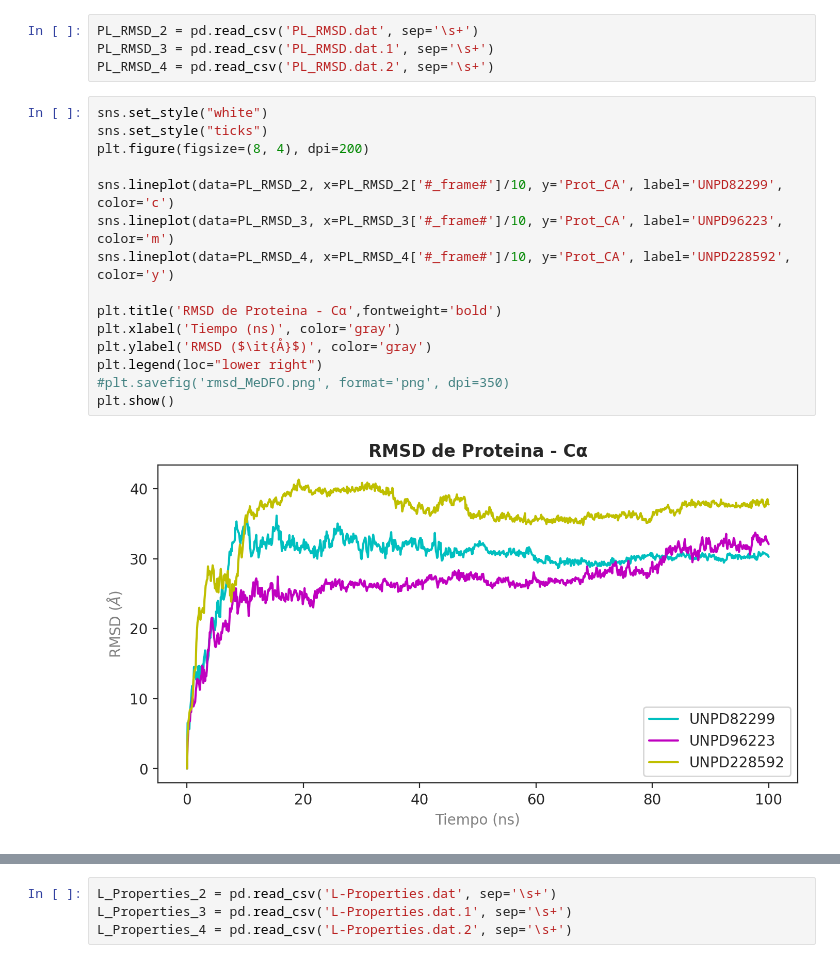
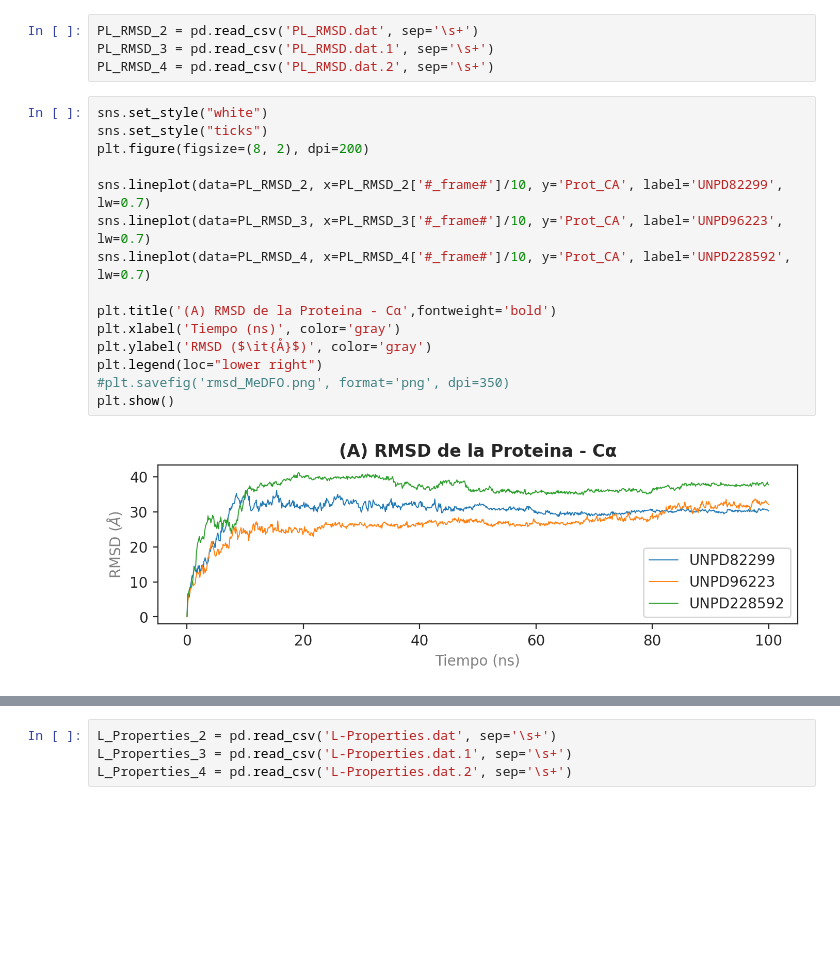
Before and after one commit to cpariona/biomedical-thesis, a Jupyter notebook: notebooks/MD_analysis.ipynb, the cells around one changed output, grey strips where cells are left out. Drawn from its saved outputs; the diff is of its cells as text; blank space fills up the shorter version.

```diff
--- a/notebooks/MD_analysis.ipynb
+++ b/notebooks/MD_analysis.ipynb
@@ -38,20 +38,20 @@ PL_RMSD_4 = pd.read_csv('PL_RMSD.dat.2', sep='\s+')
 # %%
 sns.set_style("white")
 sns.set_style("ticks")
-plt.figure(figsize=(8, 4), dpi=200)
+plt.figure(figsize=(8, 2), dpi=200)
 
-sns.lineplot(data=PL_RMSD_2, x=PL_RMSD_2['#_frame#']/10, y='Prot_CA', label='UNPD82299', color='c')
-sns.lineplot(data=PL_RMSD_3, x=PL_RMSD_3['#_frame#']/10, y='Prot_CA', label='UNPD96223', color='m')
-sns.lineplot(data=PL_RMSD_4, x=PL_RMSD_4['#_frame#']/10, y='Prot_CA', label='UNPD228592', color='y')
+sns.lineplot(data=PL_RMSD_2, x=PL_RMSD_2['#_frame#']/10, y='Prot_CA', label='UNPD82299', lw=0.7)
+sns.lineplot(data=PL_RMSD_3, x=PL_RMSD_3['#_frame#']/10, y='Prot_CA', label='UNPD96223', lw=0.7)
+sns.lineplot(data=PL_RMSD_4, x=PL_RMSD_4['#_frame#']/10, y='Prot_CA', label='UNPD228592', lw=0.7)
 
-plt.title('RMSD de Proteina - Cα',fontweight='bold')
+plt.title('(A) RMSD de la Proteina - Cα',fontweight='bold')
 plt.xlabel('Tiempo (ns)', color='gray')
 plt.ylabel('RMSD ($\it{Å}$)', color='gray')
 plt.legend(loc="lower right")
 #plt.savefig('rmsd_MeDFO.png', format='png', dpi=350)
 plt.show()
 # %% [output]
-[figure, old version]
+[figure, new version]
 # %%
 sns.set_style("white")
 sns.set_style("ticks")
```
Also changed, not shown: parts of 12 cells of this notebook, 23 other files.
